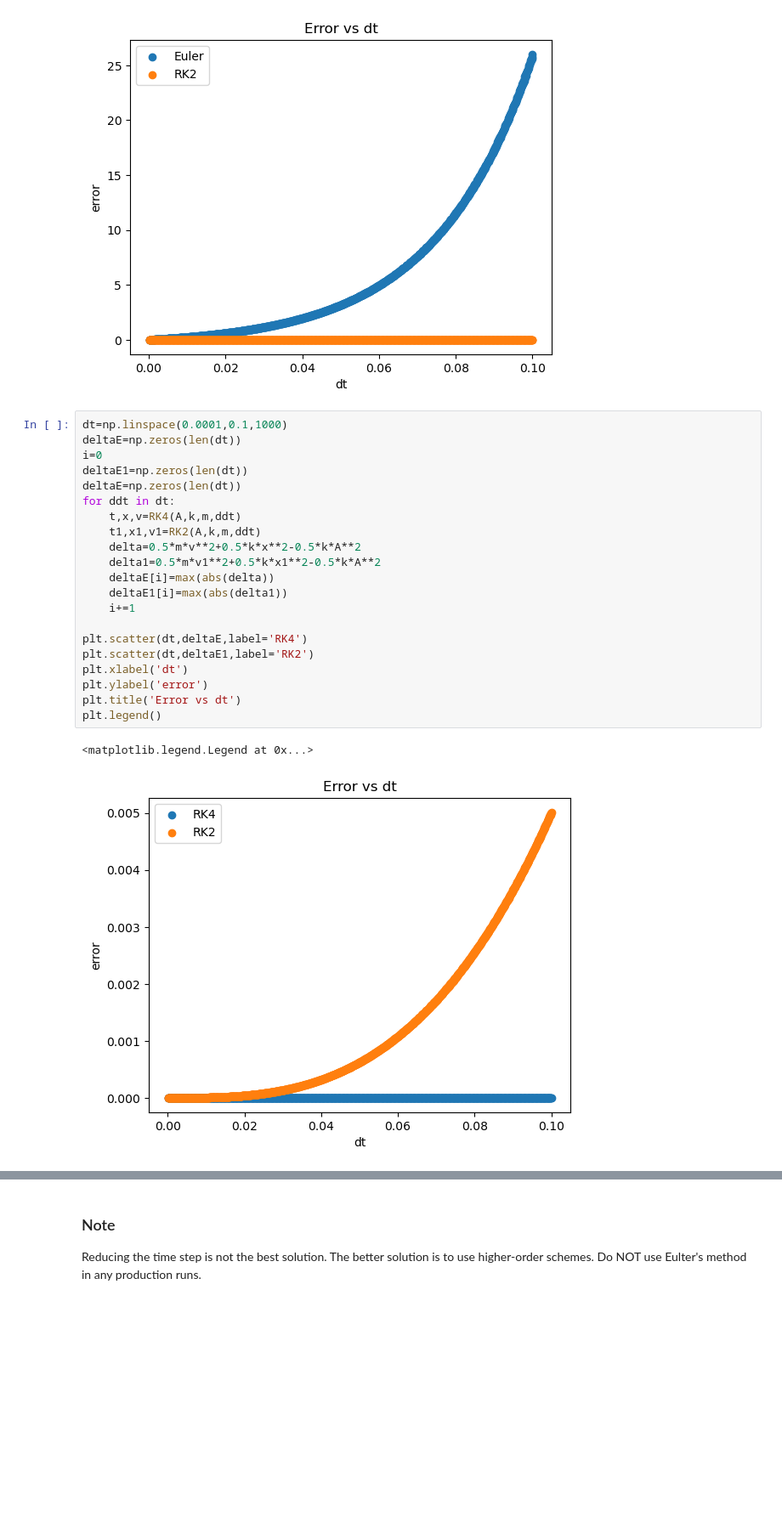
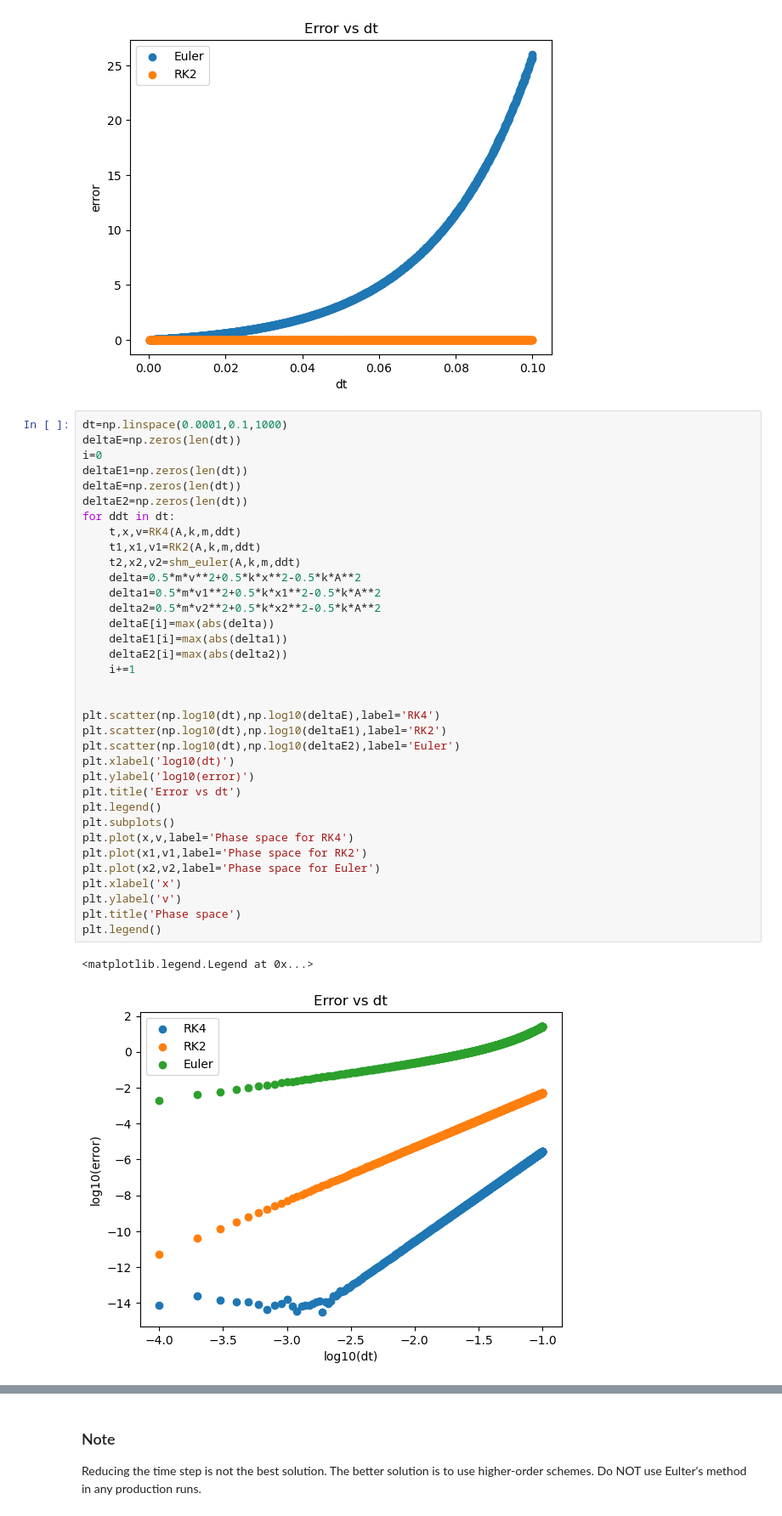
Before and after one commit to yoyochue/computationalPhysics-112, a Jupyter notebook: project1/project1_demo1.ipynb, the cells around one changed output, grey strips where cells are left out. Shown at 85% size. Cells and saved outputs as stored; diff of their text form; blank space fills up the shorter version.

```diff
--- a/project1/project1_demo1.ipynb
+++ b/project1/project1_demo1.ipynb
@@ -291,24 +291,38 @@ plt.legend()
 # %%
 dt=np.linspace(0.0001,0.1,1000)
 deltaE=np.zeros(len(dt))
 i=0
 deltaE1=np.zeros(len(dt))
 deltaE=np.zeros(len(dt))
+deltaE2=np.zeros(len(dt))
 for ddt in dt:
     t,x,v=RK4(A,k,m,ddt)
     t1,x1,v1=RK2(A,k,m,ddt)
+    t2,x2,v2=shm_euler(A,k,m,ddt)
     delta=0.5*m*v**2+0.5*k*x**2-0.5*k*A**2
     delta1=0.5*m*v1**2+0.5*k*x1**2-0.5*k*A**2
+    delta2=0.5*m*v2**2+0.5*k*x2**2-0.5*k*A**2
     deltaE[i]=max(abs(delta))
     deltaE1[i]=max(abs(delta1))
+    deltaE2[i]=max(abs(delta2))
     i+=1
 
-plt.scatter(dt,deltaE,label='RK4')
-plt.scatter(dt,deltaE1,label='RK2')
-plt.xlabel('dt')
-plt.ylabel('error')
+
+plt.scatter(np.log10(dt),np.log10(deltaE),label='RK4')
+plt.scatter(np.log10(dt),np.log10(deltaE1),label='RK2')
+plt.scatter(np.log10(dt),np.log10(deltaE2),label='Euler')
+plt.xlabel('log10(dt)')
+plt.ylabel('log10(error)')
 plt.title('Error vs dt')
 plt.legend()
+plt.subplots()
+plt.plot(x,v,label='Phase space for RK4')
+plt.plot(x1,v1,label='Phase space for RK2')
+plt.plot(x2,v2,label='Phase space for Euler')
+plt.xlabel('x')
+plt.ylabel('v')
+plt.title('Phase space')
+plt.legend()
 # %% [output]
 <matplotlib.legend.Legend at 0x...>
-[figure, old version]
+[figure, new version]
```
Also changed, not shown: parts of 1 cell of this notebook, 1 other file.
